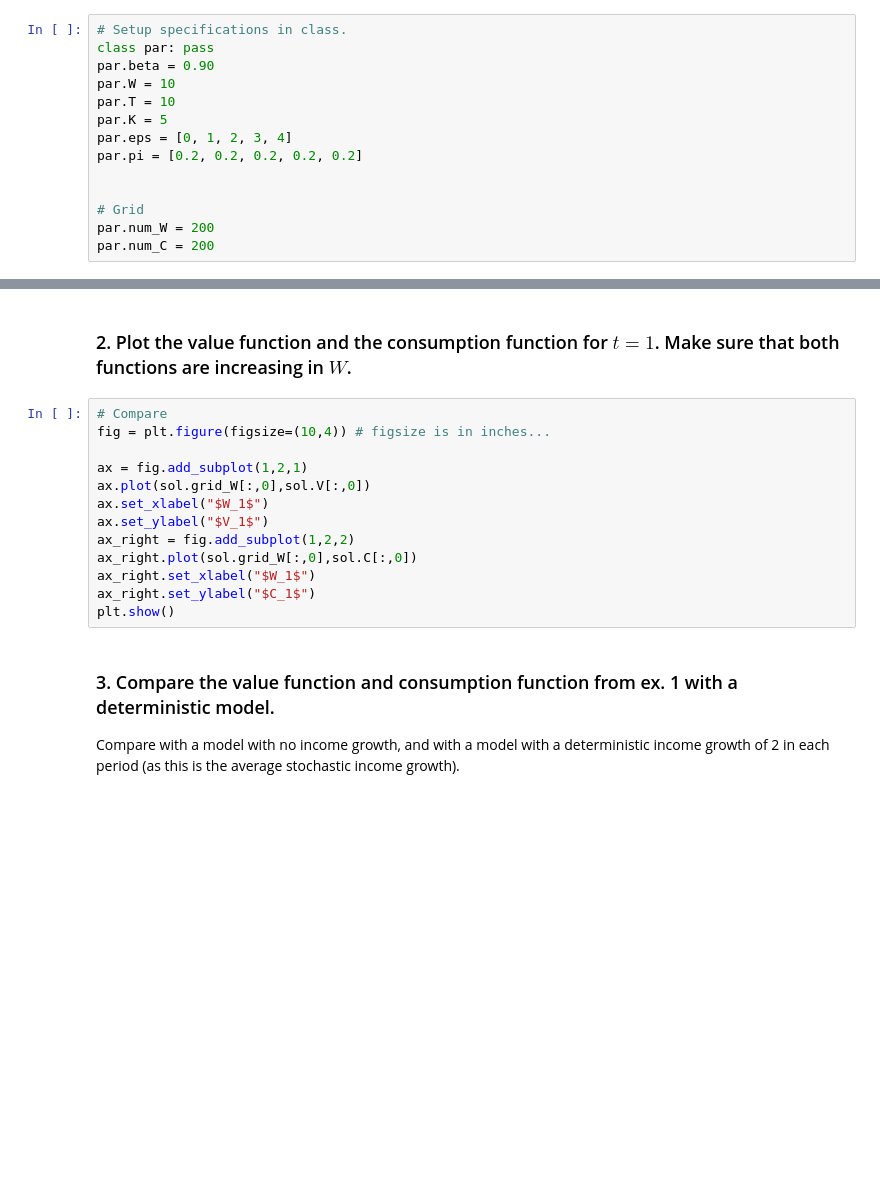
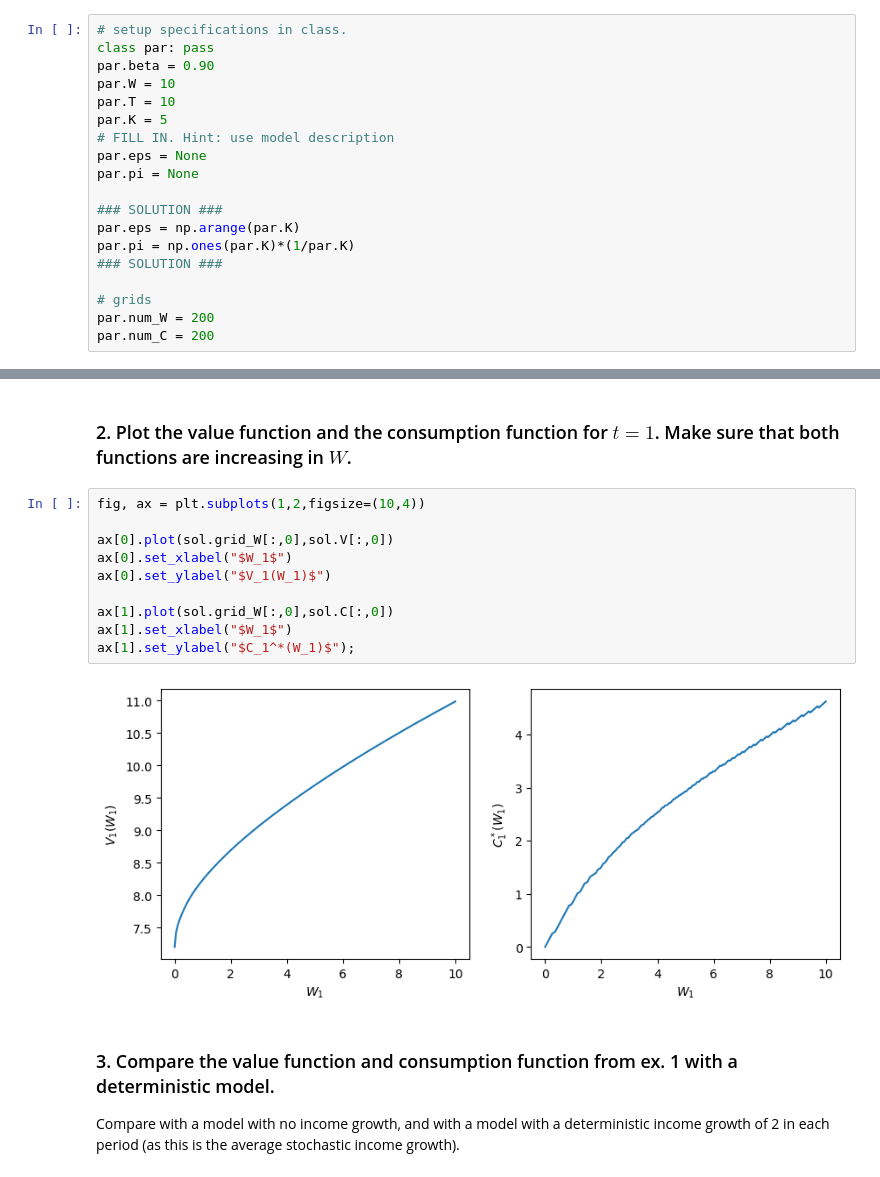
Before and after one commit to bschjerning/dp_ucph, a Jupyter notebook: 1_theory_tools/exercises/ex_post/04_cake_eating_uncertainty.ipynb, the cells around one changed output, grey strips where cells are left out. Drawn from its saved outputs; the diff is of its cells as text; blank space fills up the shorter version.

```diff
--- a/1_theory_tools/exercises/ex_post/04_cake_eating_uncertainty.ipynb
+++ b/1_theory_tools/exercises/ex_post/04_cake_eating_uncertainty.ipynb
@@ -23,15 +20,20 @@ for $T=10$, $\beta=0.90$ and $W_{1}=10$. Further assume that $\epsilon_i$ follow
 # %%
-# Setup specifications in class.
+# setup specifications in class.
 class par: pass
 par.beta = 0.90
 par.W = 10
 par.T = 10
 par.K = 5
-par.eps = [0, 1, 2, 3, 4]
-par.pi = [0.2, 0.2, 0.2, 0.2, 0.2]
+# FILL IN. Hint: use model description
+par.eps = None
+par.pi = None
 
+### SOLUTION ###
+par.eps = np.arange(par.K)
+par.pi = np.ones(par.K)*(1/par.K)
+### SOLUTION ###
 
-# Grid
+# grids
 par.num_W = 200
 par.num_C = 200
 # %%
@@ -43,18 +45,17 @@ sol = ex4.solve_consumption_uncertainty(par)
 # %% [markdown]
 ### 2. Plot the value function and the consumption function for $t=1$. Make sure that both functions are increasing in $W$.
 # %%
-# Compare
-fig = plt.figure(figsize=(10,4)) # figsize is in inches...
+fig, ax = plt.subplots(1,2,figsize=(10,4))
 
-ax = fig.add_subplot(1,2,1)
-ax.plot(sol.grid_W[:,0],sol.V[:,0])
-ax.set_xlabel("$W_1$")
-ax.set_ylabel("$V_1$")
-ax_right = fig.add_subplot(1,2,2)
-ax_right.plot(sol.grid_W[:,0],sol.C[:,0])
-ax_right.set_xlabel("$W_1$")
-ax_right.set_ylabel("$C_1$")
-plt.show()
+ax[0].plot(sol.grid_W[:,0],sol.V[:,0])
+ax[0].set_xlabel("$W_1$")
+ax[0].set_ylabel("$V_1(W_1)$")
+
+ax[1].plot(sol.grid_W[:,0],sol.C[:,0])
+ax[1].set_xlabel("$W_1$")
+ax[1].set_ylabel("$C_1^*(W_1)$");
+# %% [output]
+[figure, added]
 # %% [markdown]
 ### 3. Compare the value function and consumption function from ex. 1 with a deterministic model.
 Compare with a model with no income growth, and with a model with a deterministic income growth of 2 in each period (as this is the average stochastic income growth).
```
Also changed, not shown: parts of 9 cells of this notebook, 33 other files.
